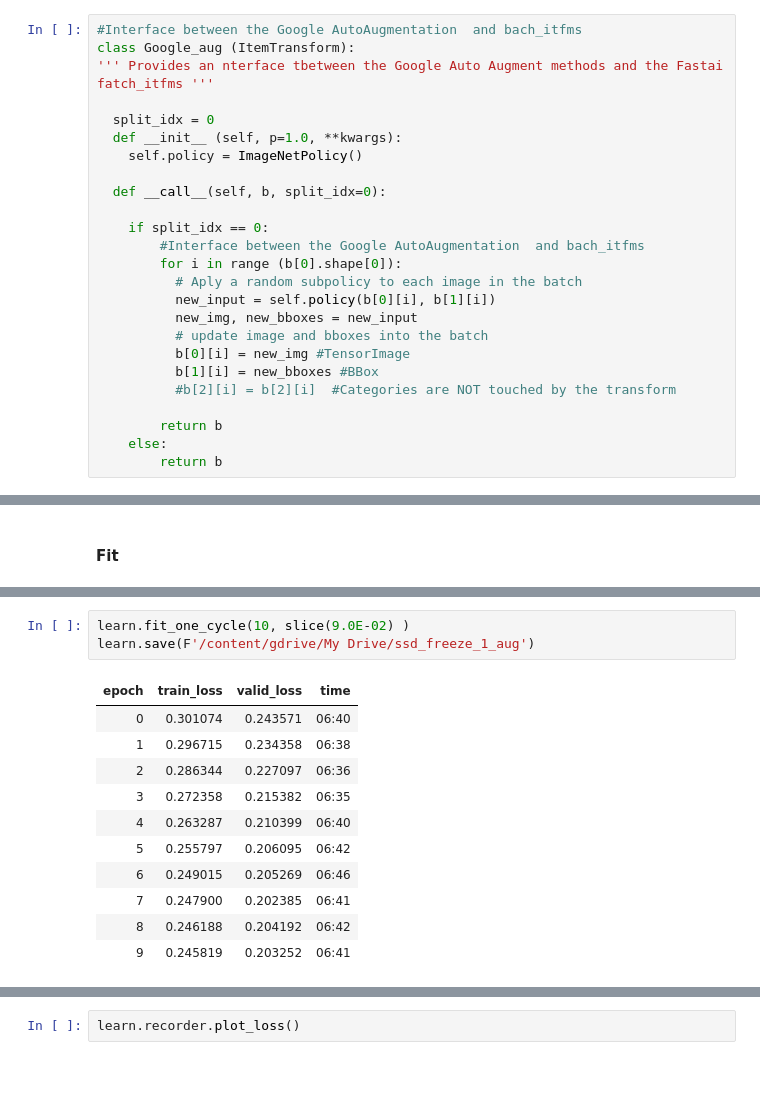
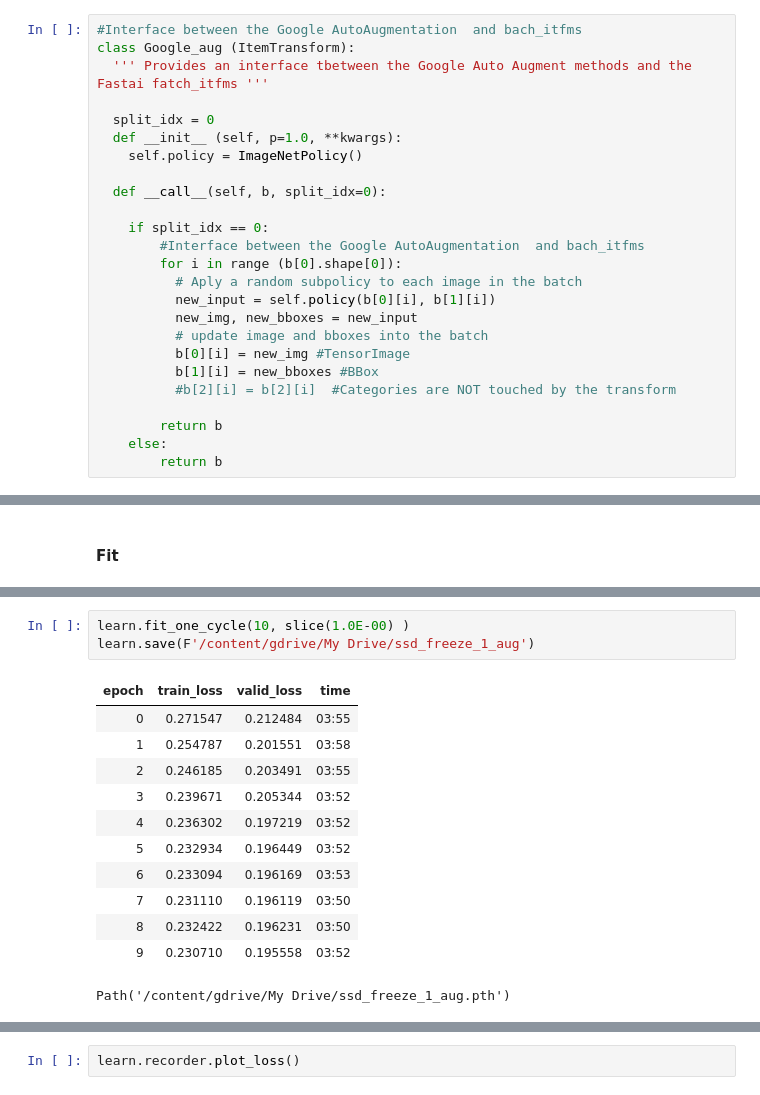
Before and after one commit to jav0927/AI, a Jupyter notebook: Fastai2_SSD_280_GouAug.ipynb, the cells around one changed output, grey strips where cells are left out. Cells and saved outputs as stored; diff of their text form.

```diff
--- a/Fastai2_SSD_280_GouAug.ipynb
+++ b/Fastai2_SSD_280_GouAug.ipynb
@@ -324,7 +333,7 @@ class SubPolicy():
 # %%
 #Interface between the Google AutoAugmentation  and bach_itfms
 class Google_aug (ItemTransform):
-''' Provides an nterface tbetween the Google Auto Augment methods and the Fastai fatch_itfms '''
+  ''' Provides an interface tbetween the Google Auto Augment methods and the Fastai fatch_itfms '''
 
   split_idx = 0
   def __init__ (self, p=1.0, **kwargs):
@@ -1232,16 +1265,17 @@ lr =  find_optimal_lr(learn, noise=4)
 Model set to "freeze":
 # %%
-learn.fit_one_cycle(10, slice(9.0E-02) )
+learn.fit_one_cycle(10, slice(1.0E-00) )
 learn.save(F'/content/gdrive/My Drive/ssd_freeze_1_aug')
 # %% [output]
 | epoch | train_loss | valid_loss | time |
-| 0 | 0.301074 | 0.243571 | 06:40 |
-| 1 | 0.296715 | 0.234358 | 06:38 |
-| 2 | 0.286344 | 0.227097 | 06:36 |
-| 3 | 0.272358 | 0.215382 | 06:35 |
-| 4 | 0.263287 | 0.210399 | 06:40 |
-| 5 | 0.255797 | 0.206095 | 06:42 |
-| 6 | 0.249015 | 0.205269 | 06:46 |
-| 7 | 0.247900 | 0.202385 | 06:41 |
-| 8 | 0.246188 | 0.204192 | 06:42 |
-| 9 | 0.245819 | 0.203252 | 06:41 |
+| 0 | 0.271547 | 0.212484 | 03:55 |
+| 1 | 0.254787 | 0.201551 | 03:58 |
+| 2 | 0.246185 | 0.203491 | 03:55 |
+| 3 | 0.239671 | 0.205344 | 03:52 |
+| 4 | 0.236302 | 0.197219 | 03:52 |
+| 5 | 0.232934 | 0.196449 | 03:52 |
+| 6 | 0.233094 | 0.196169 | 03:53 |
+| 7 | 0.231110 | 0.196119 | 03:50 |
+| 8 | 0.232422 | 0.196231 | 03:50 |
+| 9 | 0.230710 | 0.195558 | 03:52 |
+Path('/content/gdrive/My Drive/ssd_freeze_1_aug.pth')
```
Also changed, not shown: parts of 19 cells of this notebook.
